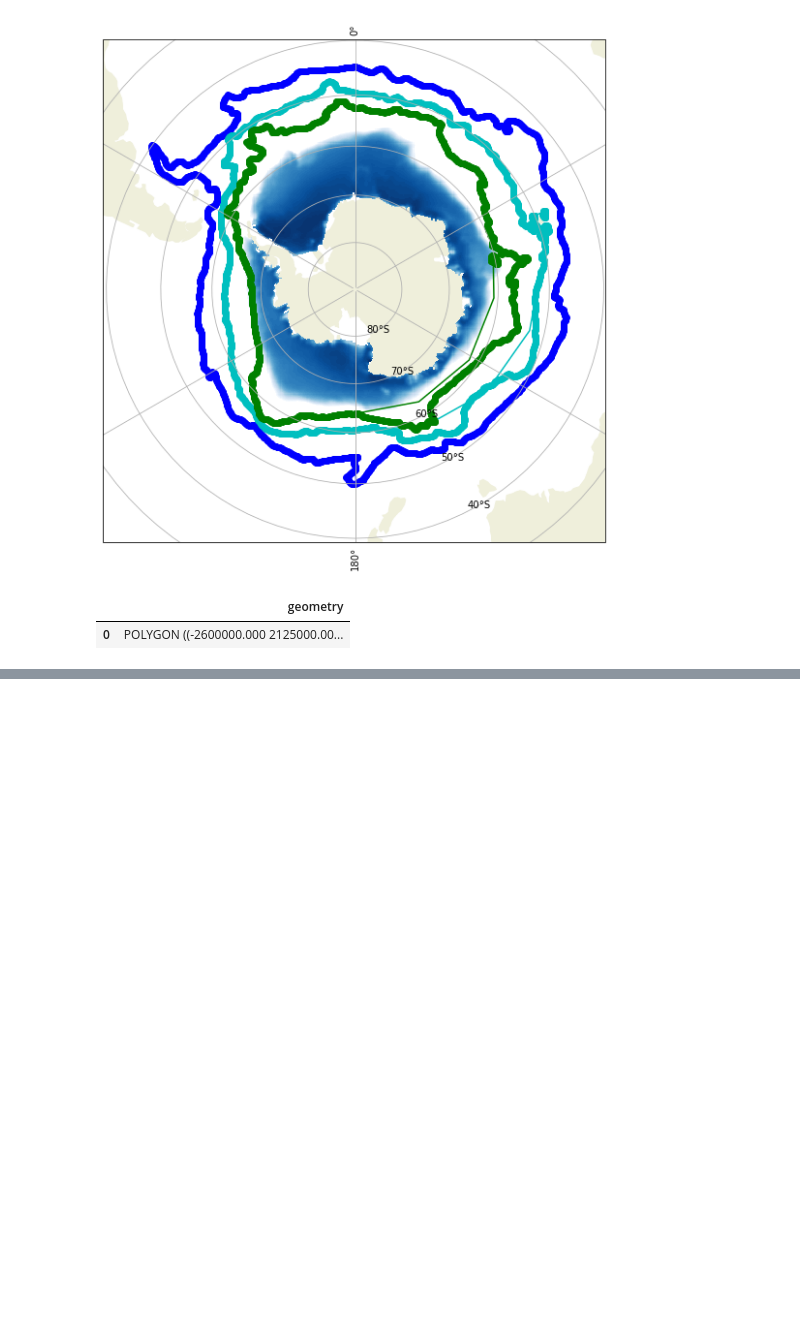
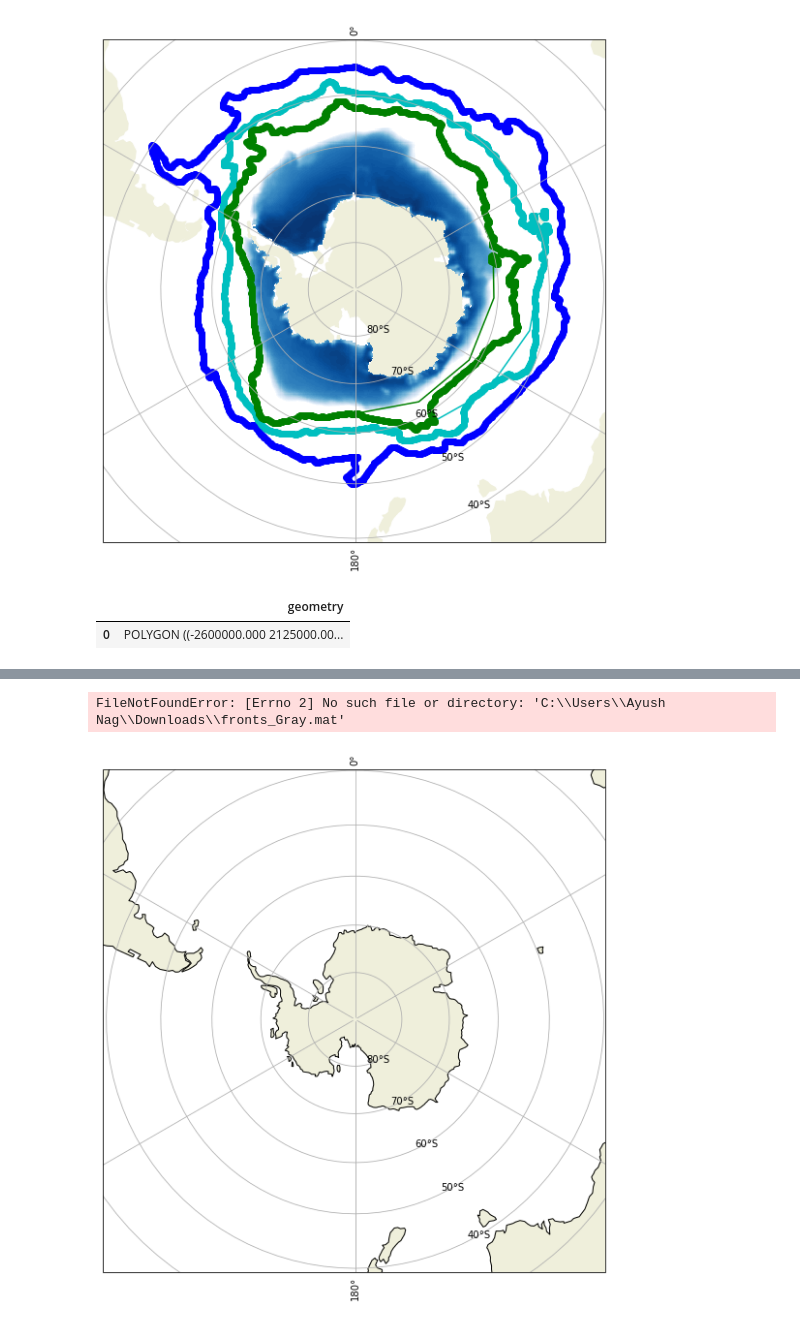
Before and after one commit to ayushnag/sophy, a Jupyter notebook: db/sophy_db.ipynb, the cells around one changed output, grey strips where cells are left out. Cells and saved outputs as stored; diff of their text form; code cells hidden in the pictures; blank space fills up the shorter version.

```diff
--- a/db/sophy_db.ipynb
+++ b/db/sophy_db.ipynb
@@ -293,0 +349,35 @@ KeyboardInterrupt:
+# %%
+map_proj = ccrs.SouthPolarStereo()
+fig = plt.figure(figsize=[8, 8])  # inches
+ax = plt.subplot(projection=map_proj)
+ax.set_extent([-180, 180, -90, -39.4], ccrs.PlateCarree())
+fig.subplots_adjust(bottom=0.05, top=0.95, left=0.04, right=0.95, wspace=0.02)
+
+ax.add_feature(cartopy.feature.LAND)
+ax.add_feature(cartopy.feature.COASTLINE)
+ax.gridlines(draw_labels=True)
+
+mat = sio.loadmat(r"C:\Users\Ayush Nag\Downloads\fronts_Gray.mat")
+project = pyproj.Transformer.from_crs(pyproj.CRS('EPSG:4326'), pyproj.CRS('EPSG:3031'), always_xy=True).transform
+p = transform(project, Polygon(zip(mat['lon_stf'][0], mat['lat_stf'][0])))
+# world: gpd.GeoDataFrame = gpd.read_file('../data/shapefiles/world/world.shp')
+world = gpd.read_file(gpd.datasets.get_path("naturalearth_lowres"))
+gdf = world.to_crs(epsg=3031)
+gdf: gpd.GeoDataFrame = gdf[gdf['continent'] == 'South America']
+shp: Polygon = gdf['geometry'].values[0]
+
+sie = gpd.read_file('../data/shapefiles/fronts/so_fronts.shp')['geometry'].values[3]
+p - shp
+# thing = transform(project, Polygon(np.concatenate((mat['lat_stf'], mat['lon_stf']), axis=0).T))
+# stf = np.concatenate((mat['lat_stf'], mat['lon_stf']), axis=0)
+# gdf = gpd.GeoDataFrame({'f': ['STF'], 'geometry': [p]}, crs='EPSG:3031')
+# gdf
+# print(mat['lat_stf'][0])
+# gpd.GeoDataFrame(geometry=gpd.points_from_xy(x=mat['lon_stf'][0], y=mat['lat_stf'][0]), crs='EPSG:4326').to_crs(crs='EPSG:3031').plot()
+# print(7)
+# ax.plot(mat['lon_stf'], mat['lat_stf'], marker='o', color='c', transform=ccrs.PlateCarree())
+# plt.show()
+# mat['lat_pf']
+# %% [output]
+FileNotFoundError: [Errno 2] No such file or directory: 'C:\\Users\\Ayush Nag\\Downloads\\fronts_Gray.mat'
+[figure, added]
```
Also changed, not shown: parts of 9 cells of this notebook, 8 other files.
